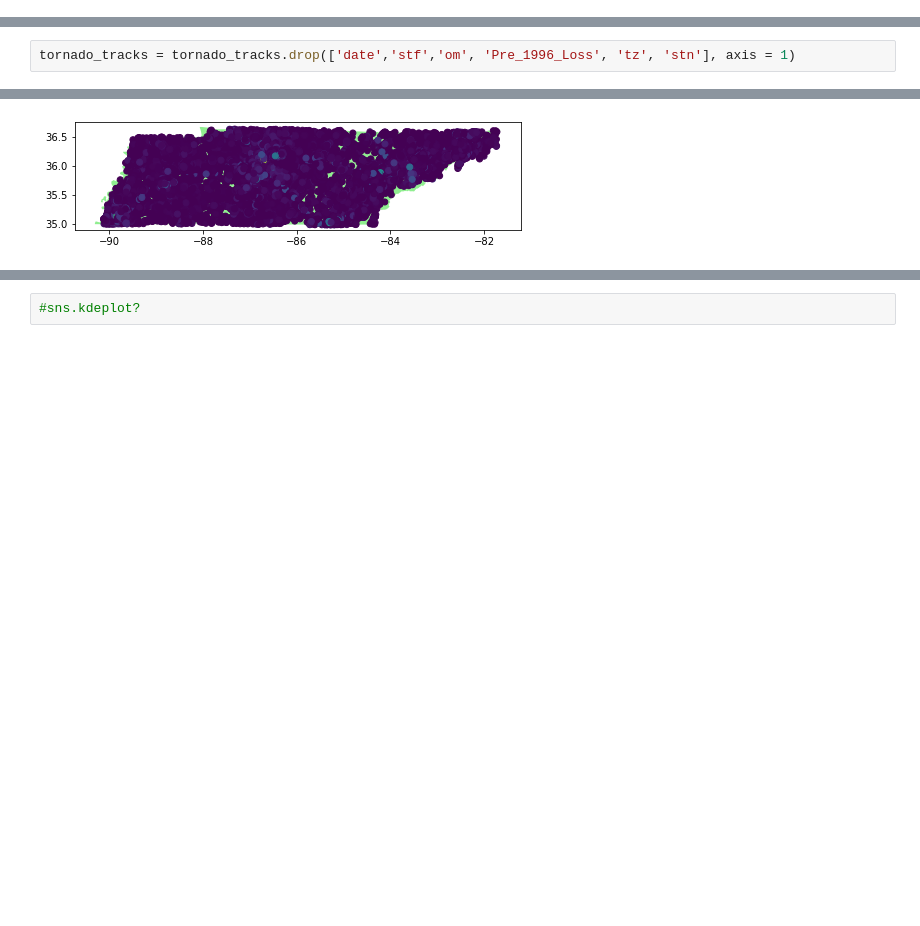
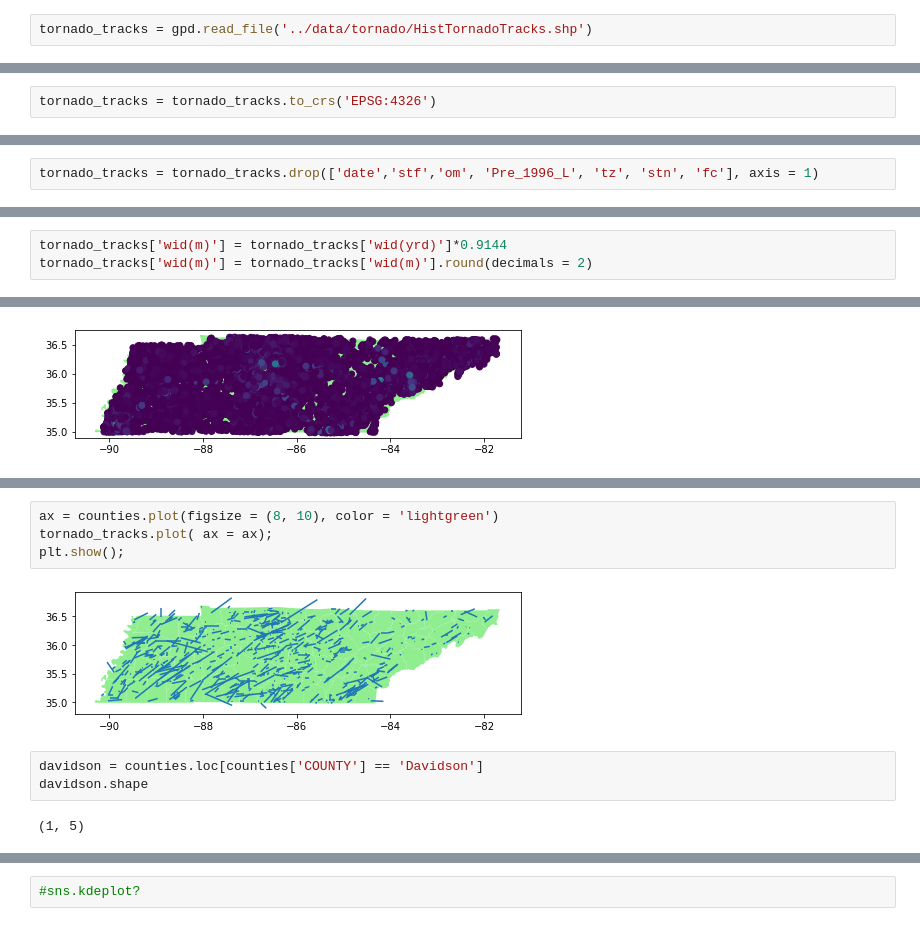
Before and after one commit to BrandonM471998/Capstone, a Jupyter notebook: notebooks/tornado-and-traffic-data-project.ipynb, the cells around one changed output, grey strips where cells are left out. Cells and saved outputs as stored; diff of their text form; blank space fills up the shorter version.

```diff
--- a/notebooks/tornado-and-traffic-data-project.ipynb
+++ b/notebooks/tornado-and-traffic-data-project.ipynb
@@ -31,3 +31,5 @@ tornado_tracks = pd.read_csv('../data/Historical_Tornado_Tracks.csv')
+# %%
+tornado_tracks = gpd.read_file('../data/tornado/HistTornadoTracks.shp')
 # %%
 traffic_dbf = DBF('../data/TrfcHistYR.dbf')
 # %%
@@ -43,6 +45,8 @@ counties = counties.drop(['OBJECTID'], axis = 1)
 # %%
 indexNames = traffic_data[(traffic_data['X'] == 0)].index
 traffic_data.drop(indexNames, inplace=True)
+# %%
+tornado_tracks = tornado_tracks.to_crs('EPSG:4326')
 # %%
 tornado_tracks.rename(columns={'len':'len(mi)', 'mag':'magnitude', 'wid':'wid(yrd)',
                               'inj':'injured', 'fat':'fatalities'}, inplace = True)
@@ -418,13 +407,16 @@ ax.axis('off');
 # %%
 #LineString?
 # %%
-tornado_tracks = tornado_tracks.drop(['date','stf','om', 'Pre_1996_Loss', 'tz', 'stn'], axis = 1)
+tornado_tracks = tornado_tracks.drop(['date','stf','om', 'Pre_1996_L', 'tz', 'stn', 'fc'], axis = 1)
 # %%
 indexElat = tornado_tracks[(tornado_tracks['elat'] == 0)].index
 tornado_tracks.drop(indexElat, inplace=True)
 # %%
 indexElon = tornado_tracks[(tornado_tracks['elon'] == 0)].index
 tornado_tracks.drop(indexElon, inplace=True)
+# %%
+tornado_tracks['wid(m)'] = tornado_tracks['wid(yrd)']*0.9144
+tornado_tracks['wid(m)'] = tornado_tracks['wid(m)'].round(decimals = 2)
 # %%
 tornado_tracks.head()
 # %% [output]
@@ -460,3 +486,14 @@ sns.kdeplot(x = 'LONG', y = 'LAT', ax = ax, color = 'red', data = geo_traffic_da
 plt.show();
 # %% [output]
 [figure]
+# %%
+ax = counties.plot(figsize = (8, 10), color = 'lightgreen')
+tornado_tracks.plot( ax = ax);
+plt.show();
+# %% [output]
+[figure, added]
+# %%
+davidson = counties.loc[counties['COUNTY'] == 'Davidson']
+davidson.shape
+# %% [output]
+(1, 5)
```
Also changed, not shown: parts of 13 cells of this notebook, 8 other files.
